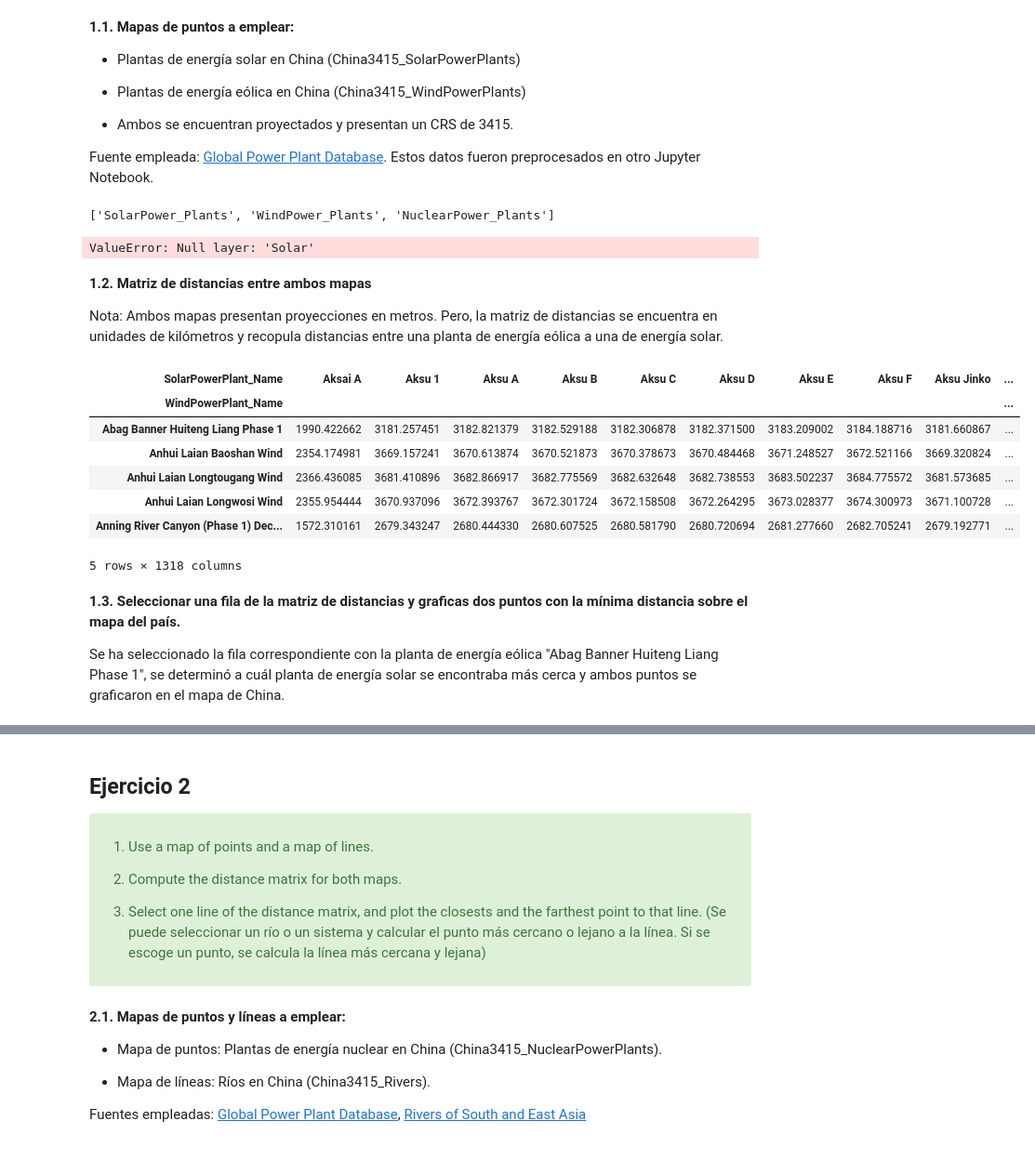
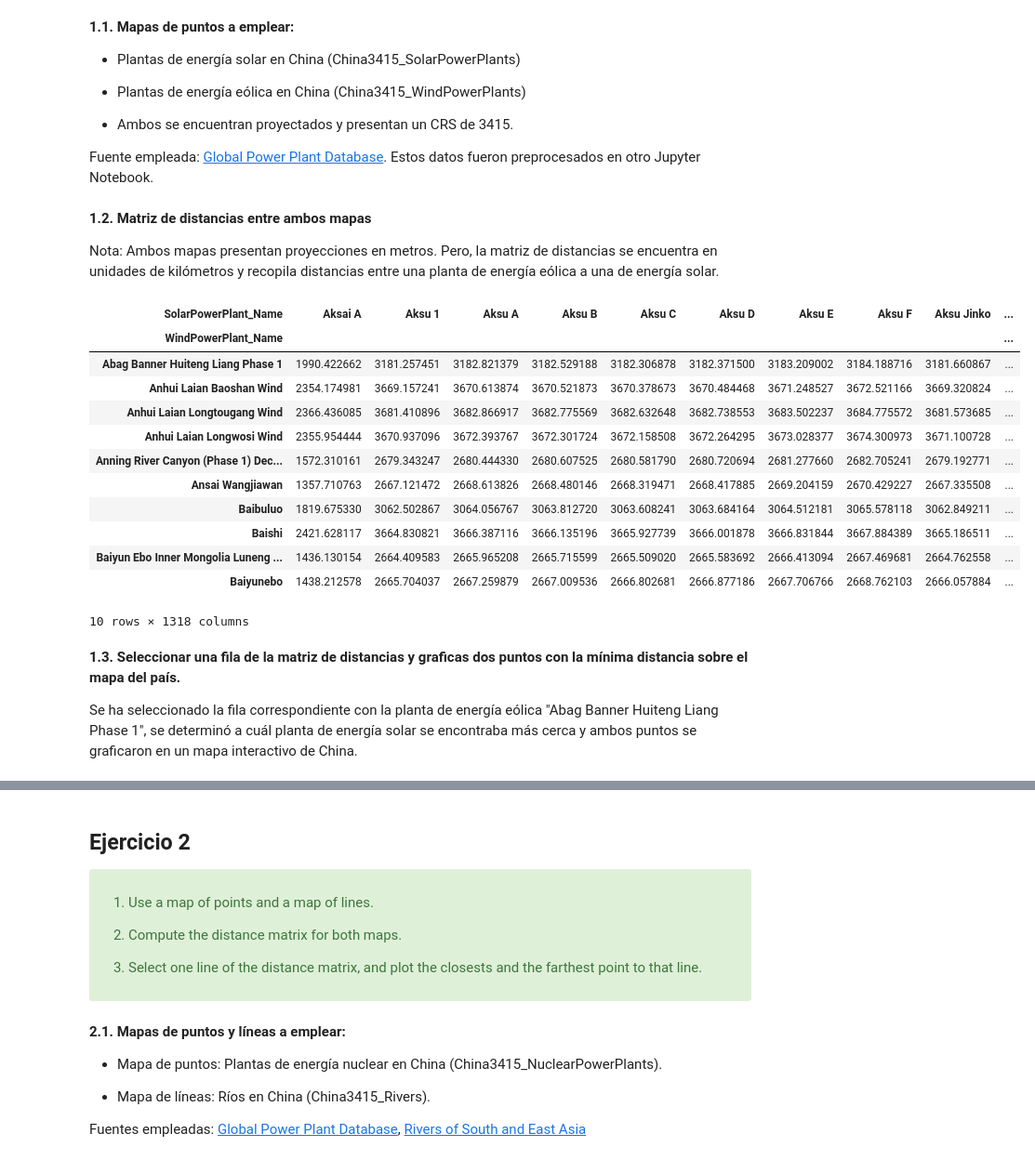
Before and after one commit to Ciencia-de-datos-espaciales-2023-2/Evaluacion4_1ra-Parte_Mining_GeoDFs, a Jupyter notebook: Evaluación#4_1ra-Parte_Mining_GeoDFs.ipynb, the cells around one changed output, grey strips where cells are left out. Shown at 93% size. Saved outputs shown, nothing was run; the diff lists cells and outputs as text; code cells hidden in the pictures.

Commit message:
subir mapas

```diff
--- a/Evaluación#4_1ra-Parte_Mining_GeoDFs.ipynb
+++ b/Evaluación#4_1ra-Parte_Mining_GeoDFs.ipynb
@@ -25,48 +25,45 @@ Indicaciones: Los ejercicios 1, 2, 3 y 4 deben leer su data de links en Github y
 - Ambos se encuentran proyectados y presentan un CRS de 3415.
 
 Fuente empleada: [Global Power Plant Database](https://datasets.wri.org/dataset/globalpowerplantdatabase). Estos datos fueron preprocesados en otro Jupyter Notebook.
-# %%
-China3415_PowerPlants = "https://github.com/Ciencia-de-datos-espaciales-2023-2/Evaluacion4_1ra-Parte_Mining_GeoDFs/raw/main/maps/China_3415/China3415_Geomaps.gpkg"
-
-from fiona import listlayers
-listlayers(China3415_PowerPlants)
-# %% [output]
-['SolarPower_Plants', 'WindPower_Plants', 'NuclearPower_Plants']
-# %%
-import os
-import geopandas as gpd
-
-China3415_PowerPlants = "https://github.com/Ciencia-de-datos-espaciales-2023-2/Evaluacion4_1ra-Parte_Mining_GeoDFs/raw/main/maps/China_3415/China3415_PowerPlants.gpkg"
-China3415_SolarPowerPlants = gpd.read_file(China3415_PowerPlants,layer="Solar")
-China3415_WindPowerPlants = gpd.read_file(China3415_PowerPlants,layer="Wind")
-# %% [output]
-ValueError: Null layer: 'Solar'
+# %%
+import geopandas as gpd
+import os
+
+China3415_PowerPlants = "https://github.com/Ciencia-de-datos-espaciales-2023-2/Evaluacion4_1ra-Parte_Mining_GeoDFs/raw/main/maps/China_3415/China3415_PowerPlant.gpkg"
+
+China3415_SolarPowerPlants = gpd.read_file(China3415_PowerPlants,layer="Solar")
+China3415_WindPowerPlants = gpd.read_file(China3415_PowerPlants,layer="Wind")
 # %% [markdown]
 **1.2. Matriz de distancias entre ambos mapas**
 
-Nota: Ambos mapas presentan proyecciones en metros. Pero, la matriz de distancias se encuentra en unidades de kilómetros y recopula distancias entre una planta de energía eólica a una de energía solar.
+Nota: Ambos mapas presentan proyecciones en metros. Pero, la matriz de distancias se encuentra en unidades de kilómetros y recopila distancias entre una planta de energía eólica a una de energía solar.
 # %%
 China3415_SolarPowerPlants_n = China3415_SolarPowerPlants.set_index("SolarPowerPlant_Name")
 China3415_WindPowerPlants_n = China3415_WindPowerPlants.set_index("WindPowerPlant_Name")
 
 DistanceMatrix_WindSolarPlants = China3415_WindPowerPlants_n.geometry.apply\
 (lambda g: China3415_SolarPowerPlants_n.geometry.distance(g)/1000)
 
-# Visualización de las 5 primeras filas de la matriz de distancias:
-DistanceMatrix_WindSolarPlants.head()
+# Visualización de las 10 primeras filas de la matriz de distancias:
+DistanceMatrix_WindSolarPlants.head(10)
 # %% [output]
 | SolarPowerPlant_Name | Aksai A | Aksu 1 | Aksu A | Aksu B | Aksu C | Aksu D | Aksu E | Aksu F | Aksu Jinko | ... |
 | WindPowerPlant_Name |  |  |  |  |  |  |  |  |  | ... |
 | Abag Banner Huiteng Liang Phase 1 | 1990.422662 | 3181.257451 | 3182.821379 | 3182.529188 | 3182.306878 | 3182.371500 | 3183.209002 | 3184.188716 | 3181.660867 | ... |
 | Anhui Laian Baoshan Wind | 2354.174981 | 3669.157241 | 3670.613874 | 3670.521873 | 3670.378673 | 3670.484468 | 3671.248527 | 3672.521166 | 3669.320824 | ... |
 | Anhui Laian Longtougang Wind | 2366.436085 | 3681.410896 | 3682.866917 | 3682.775569 | 3682.632648 | 3682.738553 | 3683.502237 | 3684.775572 | 3681.573685 | ... |
 | Anhui Laian Longwosi Wind | 2355.954444 | 3670.937096 | 3672.393767 | 3672.301724 | 3672.158508 | 3672.264295 | 3673.028377 | 3674.300973 | 3671.100728 | ... |
 | Anning River Canyon (Phase 1) Dec... | 1572.310161 | 2679.343247 | 2680.444330 | 2680.607525 | 2680.581790 | 2680.720694 | 2681.277660 | 2682.705241 | 2679.192771 | ... |
+| Ansai Wangjiawan | 1357.710763 | 2667.121472 | 2668.613826 | 2668.480146 | 2668.319471 | 2668.417885 | 2669.204159 | 2670.429227 | 2667.335508 | ... |
+| Baibuluo | 1819.675330 | 3062.502867 | 3064.056767 | 3063.812720 | 3063.608241 | 3063.684164 | 3064.512181 | 3065.578118 | 3062.849211 | ... |
+| Baishi | 2421.628117 | 3664.830821 | 3666.387116 | 3666.135196 | 3665.927739 | 3666.001878 | 3666.831844 | 3667.884389 | 3665.186511 | ... |
+| Baiyun Ebo Inner Mongolia Luneng ... | 1436.130154 | 2664.409583 | 2665.965208 | 2665.715599 | 2665.509020 | 2665.583692 | 2666.413094 | 2667.469681 | 2664.762558 | ... |
+| Baiyunebo | 1438.212578 | 2665.704037 | 2667.259879 | 2667.009536 | 2666.802681 | 2666.877186 | 2667.706766 | 2668.762103 | 2666.057884 | ... |
-5 rows × 1318 columns
+10 rows × 1318 columns
 # %% [markdown]
 **1.3. Seleccionar una fila de la matriz de distancias y graficas dos puntos con la mínima distancia sobre el mapa del país.**
 
-Se ha seleccionado la fila correspondiente con la planta de energía eólica "Abag Banner Huiteng Liang Phase 1", se determinó a cuál planta de energía solar se encontraba más cerca y ambos puntos se graficaron en el mapa de China.
+Se ha seleccionado la fila correspondiente con la planta de energía eólica "Abag Banner Huiteng Liang Phase 1", se determinó a cuál planta de energía solar se encontraba más cerca y ambos puntos se graficaron en un mapa interactivo de China.
 # %%
 # Planta de energía solar más cercana a la planta eólica "Abag Banner Huiteng Liang Phase 1"
 AbagBanner_ClosestSolarPlant = DistanceMatrix_WindSolarPlants.loc["Abag Banner Huiteng Liang Phase 1"].idxmin(axis=0)
@@ -89,7 +89,7 @@ AbagBanner_ClosestSolarPlant_p.explore(m=base, color="blue",marker_kwds=dict(rad
 
 2. Compute the distance matrix for both maps.
 
-3. Select one line of the distance matrix, and plot the closests and the farthest point to that line. (Se puede seleccionar un río o un sistema y calcular el punto más cercano o lejano a la línea. Si se escoge un punto, se calcula la línea más cercana y lejana)
+3. Select one line of the distance matrix, and plot the closests and the farthest point to that line.
 
 
 </div>
```
Also changed, not shown: parts of 8 cells of this notebook, 5 other files.
